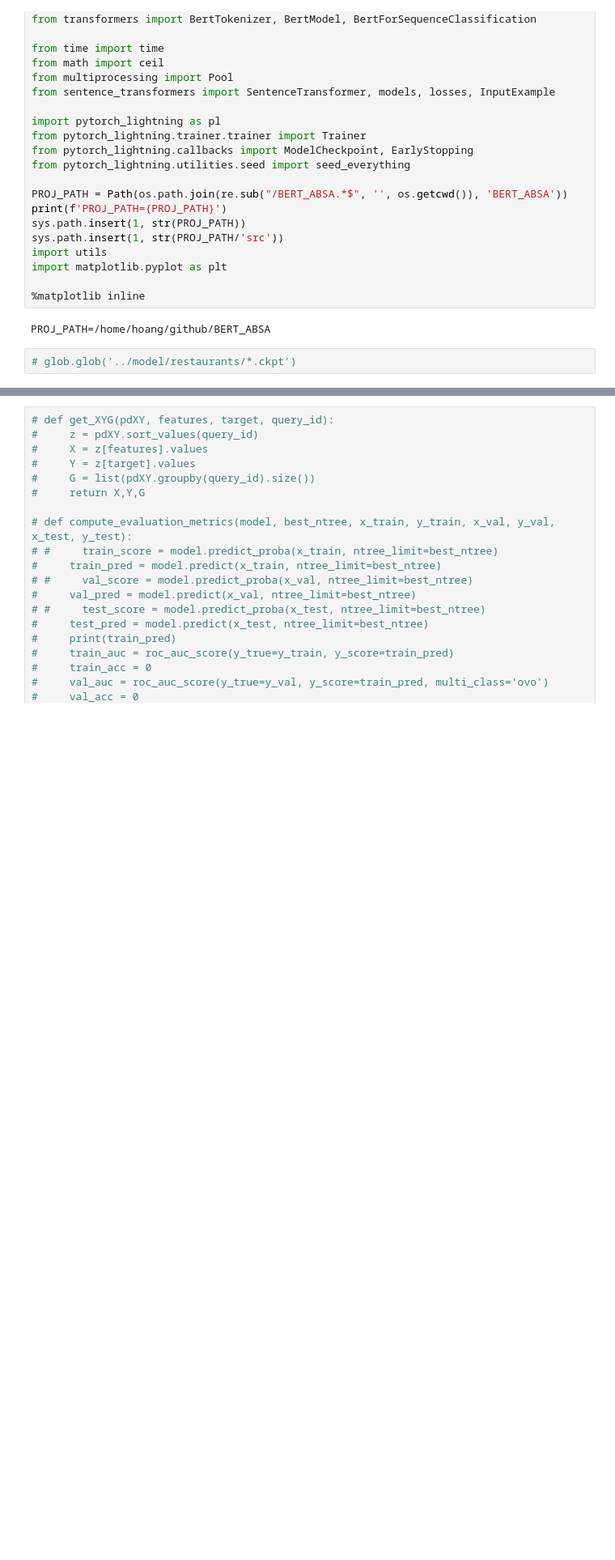
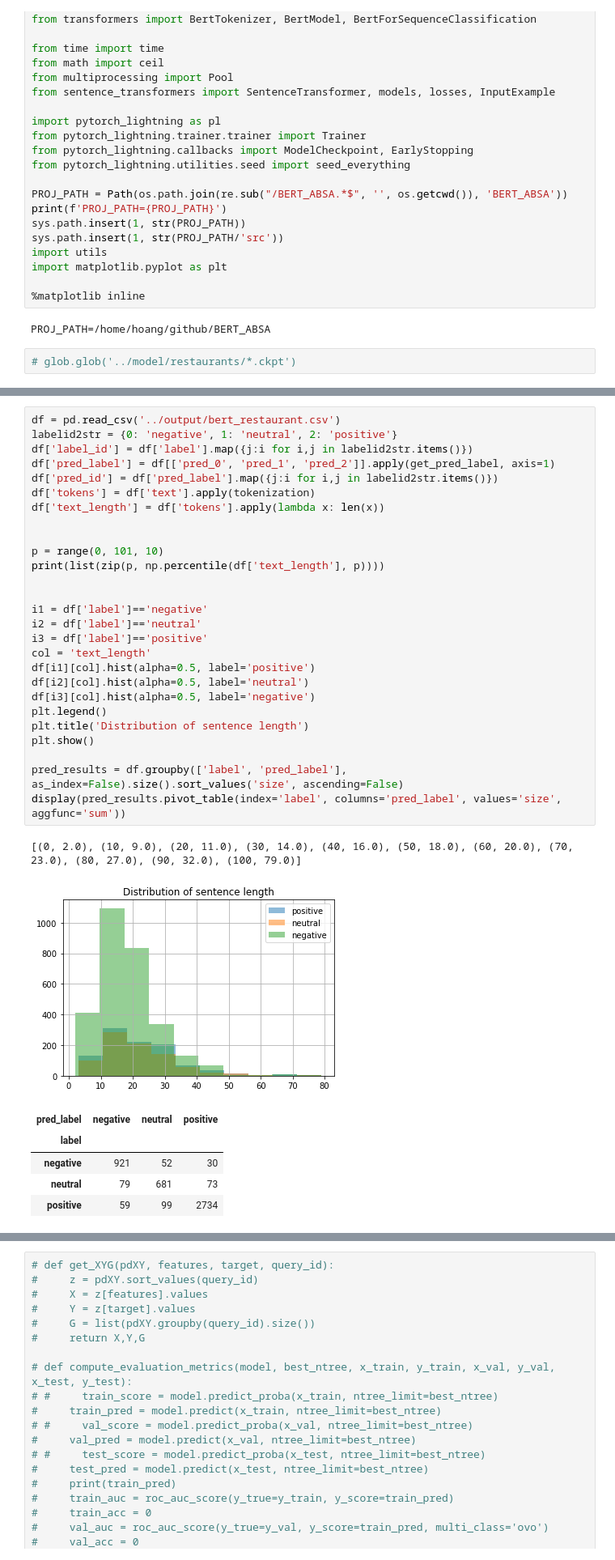
Before and after one commit to hoangntc/BERT_ABSA, a Jupyter notebook: experiment/4_ensemble.ipynb, the cells around one changed output, grey strips where cells are left out. Shown at 81% size. Drawn from its saved outputs; the diff is of its cells as text; blank space fills up the shorter version.

```diff
--- a/experiment/4_ensemble.ipynb
+++ b/experiment/4_ensemble.ipynb
@@ -423,0 +296,35 @@ n_features n_train n_val n_test n_tree mse_train corr_train mse_val corr_val mse
+# %%
+df = pd.read_csv('../output/bert_restaurant.csv')
+labelid2str = {0: 'negative', 1: 'neutral', 2: 'positive'}
+df['label_id'] = df['label'].map({j:i for i,j in labelid2str.items()})
+df['pred_label'] = df[['pred_0', 'pred_1', 'pred_2']].apply(get_pred_label, axis=1)
+df['pred_id'] = df['pred_label'].map({j:i for i,j in labelid2str.items()})
+df['tokens'] = df['text'].apply(tokenization)
+df['text_length'] = df['tokens'].apply(lambda x: len(x))
+
+
+p = range(0, 101, 10)
+print(list(zip(p, np.percentile(df['text_length'], p))))
+
+
+i1 = df['label']=='negative'
+i2 = df['label']=='neutral'
+i3 = df['label']=='positive'
+col = 'text_length'
+df[i1][col].hist(alpha=0.5, label='positive')
+df[i2][col].hist(alpha=0.5, label='neutral')
+df[i3][col].hist(alpha=0.5, label='negative')
+plt.legend()
+plt.title('Distribution of sentence length')
+plt.show()
+
+pred_results = df.groupby(['label', 'pred_label'], as_index=False).size().sort_values('size', ascending=False)
+display(pred_results.pivot_table(index='label', columns='pred_label', values='size', aggfunc='sum'))
+# %% [output]
+[(0, 2.0), (10, 9.0), (20, 11.0), (30, 14.0), (40, 16.0), (50, 18.0), (60, 20.0), (70, 23.0), (80, 27.0), (90, 32.0), (100, 79.0)]
+[figure, added]
+| pred_label | negative | neutral | positive |
+| label |  |  |  |
+| negative | 921 | 52 | 30 |
+| neutral | 79 | 681 | 73 |
+| positive | 59 | 99 | 2734 |
```
Also changed, not shown: parts of 38 cells of this notebook, 23 other files.
